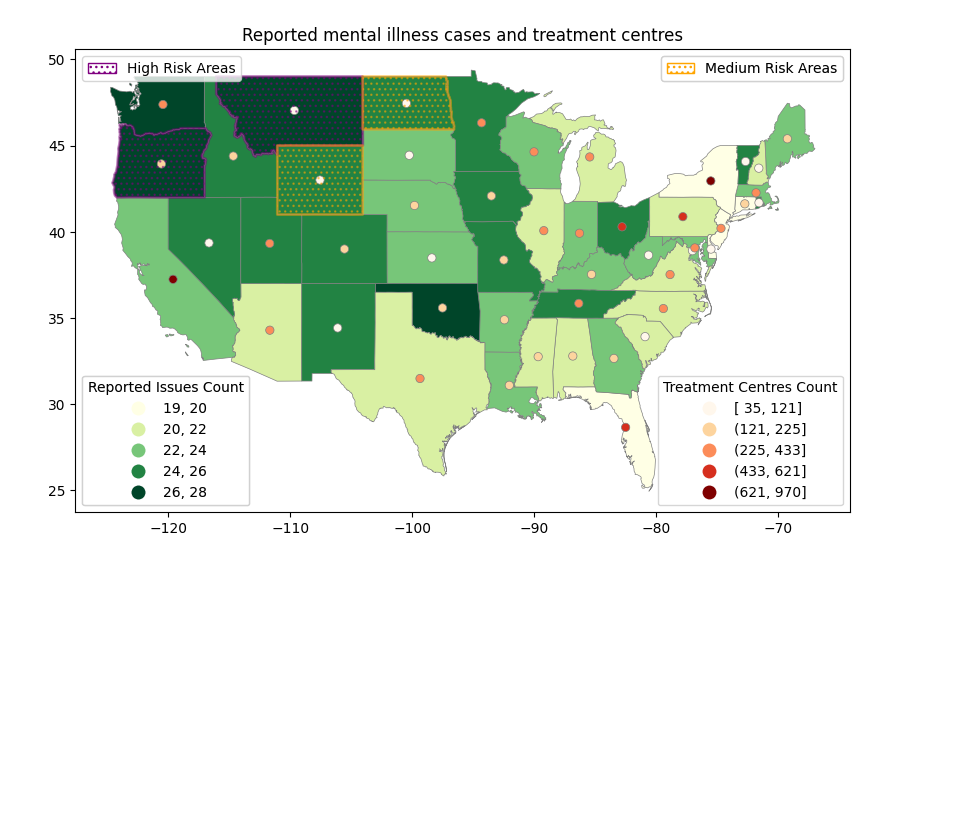
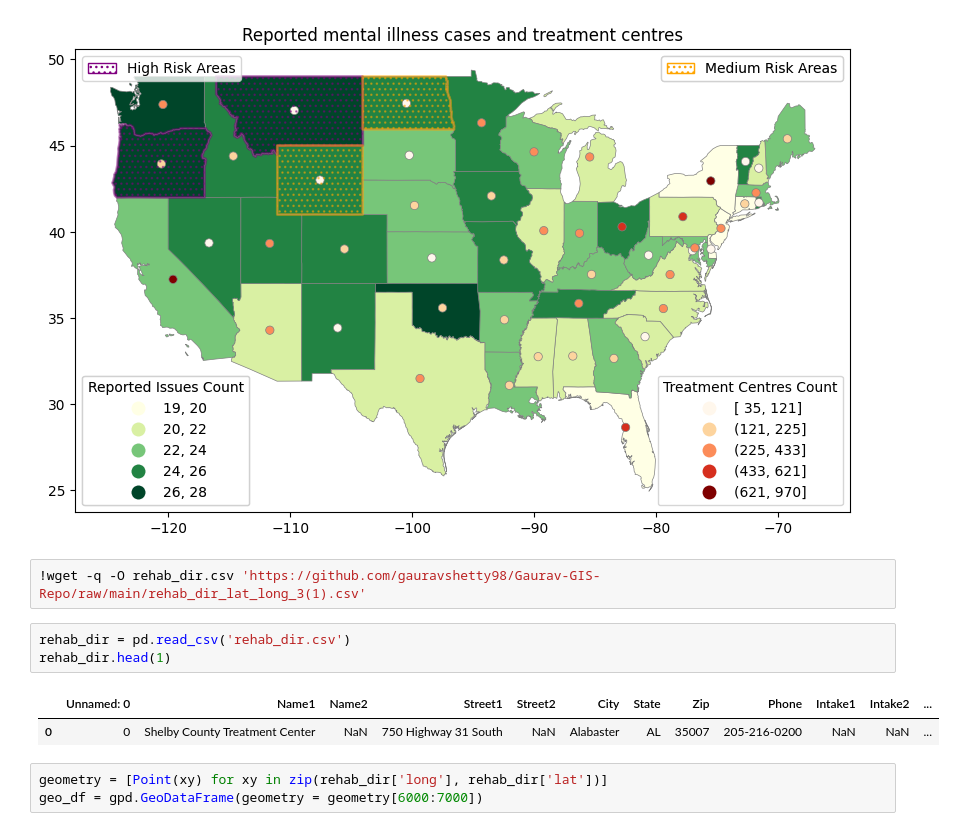
Before and after one commit to gauravshetty98/Analyzing-Statewise-Substance-Abuse-And-Its-Correalation, a Jupyter notebook: map_ps0.ipynb, the cells around one changed output. Saved outputs shown, nothing was run; the diff lists cells and outputs as text; blank space fills up the shorter version.

```diff
--- a/map_ps0.ipynb
+++ b/map_ps0.ipynb
@@ -829,3 +843,14 @@ plt.show()
 <matplotlib.legend.Legend at 0x...>
 <matplotlib.legend.Legend at 0x...>
 [figure]
+# %%
+!wget -q -O rehab_dir.csv 'https://github.com/gauravshetty98/Gaurav-GIS-Repo/raw/main/rehab_dir_lat_long_3(1).csv'
+# %%
+rehab_dir = pd.read_csv('rehab_dir.csv')
+rehab_dir.head(1)
+# %% [output]
+|  | Unnamed: 0 | Name1 | Name2 | Street1 | Street2 | City | State | Zip | Phone | Intake1 | Intake2 | ... |
+| 0 | 0 | Shelby County Treatment Center | NaN | 750 Highway 31 South | NaN | Alabaster | AL | 35007 | 205-216-0200 | NaN | NaN | ... |
+# %%
+geometry = [Point(xy) for xy in zip(rehab_dir['long'], rehab_dir['lat'])]
+geo_df = gpd.GeoDataFrame(geometry = geometry[6000:7000])
```
Also changed, not shown: parts of 7 cells of this notebook.
